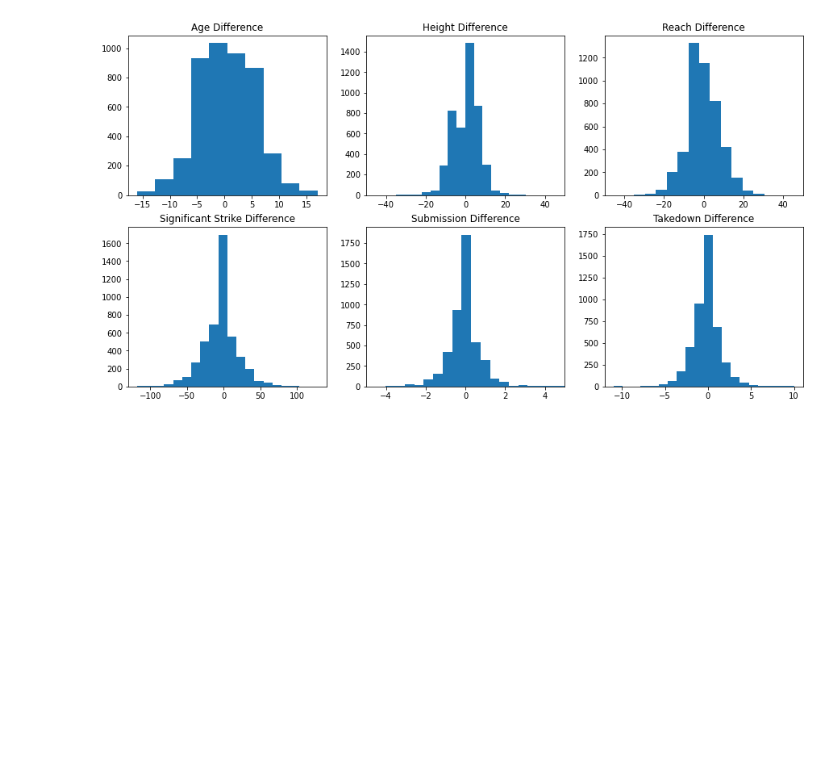
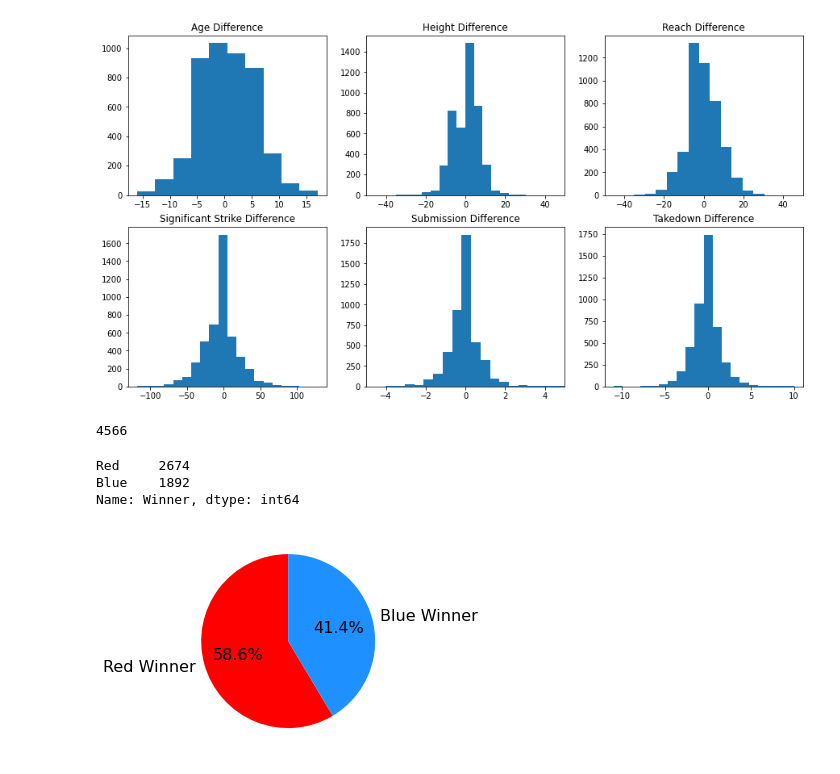
Before and after one commit to nickmangarella/ufc-predictive-model, a Jupyter notebook: ufc_features.ipynb, the cells around one changed output. Cells and saved outputs as stored; diff of their text form; code cells hidden in the pictures; blank space fills up the shorter version.

```diff
--- a/ufc_features.ipynb
+++ b/ufc_features.ipynb
@@ -49,3 +50,22 @@ plt.title("Takedown Difference")
 plt.savefig("features.png", dpi=300)
 # %% [output]
 [figure]
+# %%
+len(df)
+# %% [output]
+4566
+# %%
+df['Winner'].value_counts()
+# %% [output]
+Red     2674
+Blue    1892
+Name: Winner, dtype: int64
+# %%
+values = [2674, 1892]
+labels = ['Red Winner', 'Blue Winner']
+colors = ['red', 'dodgerblue']
+mpl.rcParams['font.size'] = 16.0
+plt.pie(values, labels=labels, colors=colors, startangle=90, autopct="%1.1f%%")
+plt.savefig("winner_pct.png")
+# %% [output]
+[figure, added]
```
Also changed, not shown: parts of 1 cell of this notebook.
